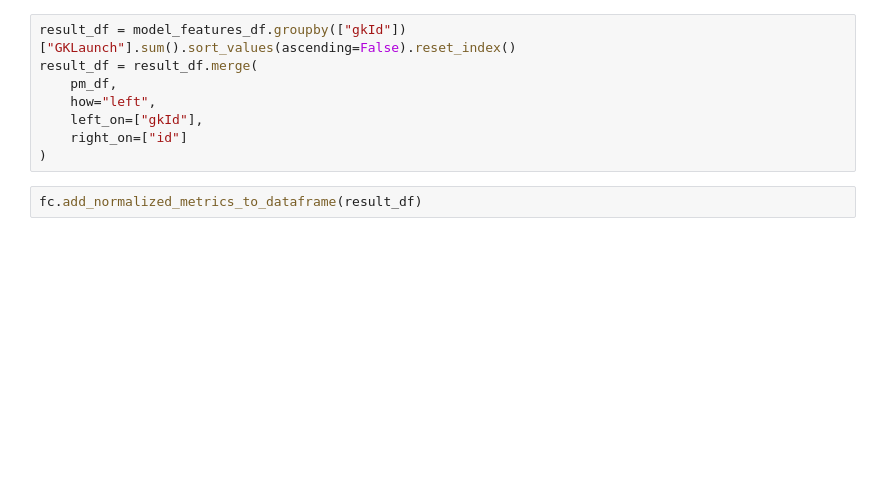
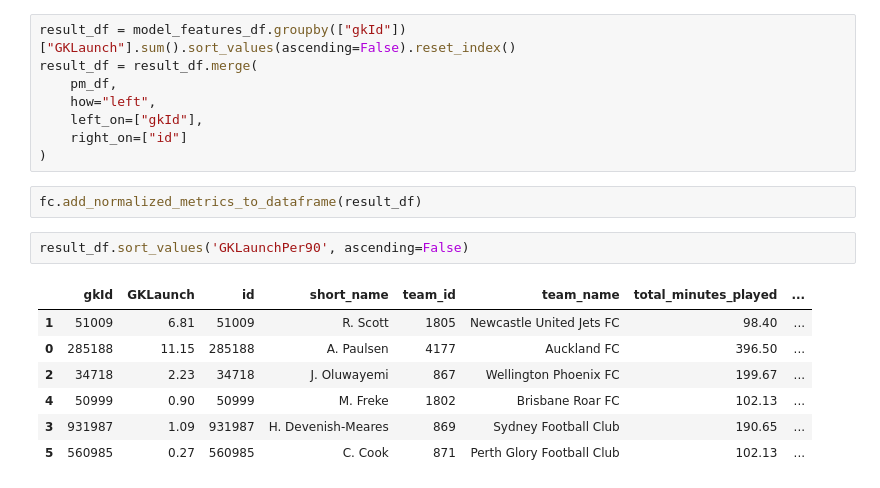
Before and after one commit to BogdanAlexandru09/analytics_cup_research, a Jupyter notebook: submission.ipynb, the cells around one changed output. Saved outputs shown, nothing was run; the diff lists cells and outputs as text; blank space fills up the shorter version.

```diff
--- a/submission.ipynb
+++ b/submission.ipynb
@@ -110,3 +194,13 @@ result_df = result_df.merge(
 )
 # %%
 fc.add_normalized_metrics_to_dataframe(result_df)
+# %%
+result_df.sort_values('GKLaunchPer90', ascending=False)
+# %% [output]
+|  | gkId | GKLaunch | id | short_name | team_id | team_name | total_minutes_played | ... |
+| 1 | 51009 | 6.81 | 51009 | R. Scott | 1805 | Newcastle United Jets FC | 98.40 | ... |
+| 0 | 285188 | 11.15 | 285188 | A. Paulsen | 4177 | Auckland FC | 396.50 | ... |
+| 2 | 34718 | 2.23 | 34718 | J. Oluwayemi | 867 | Wellington Phoenix FC | 199.67 | ... |
+| 4 | 50999 | 0.90 | 50999 | M. Freke | 1802 | Brisbane Roar FC | 102.13 | ... |
+| 3 | 931987 | 1.09 | 931987 | H. Devenish-Meares | 869 | Sydney Football Club | 190.65 | ... |
+| 5 | 560985 | 0.27 | 560985 | C. Cook | 871 | Perth Glory Football Club | 102.13 | ... |
```
Also changed, not shown: parts of 13 cells of this notebook, 2 other files.
